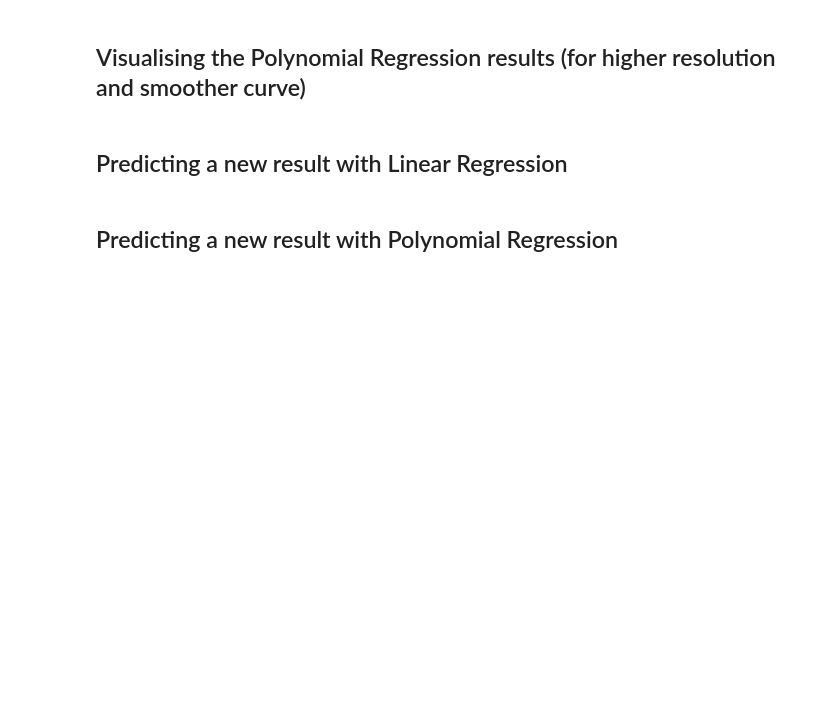
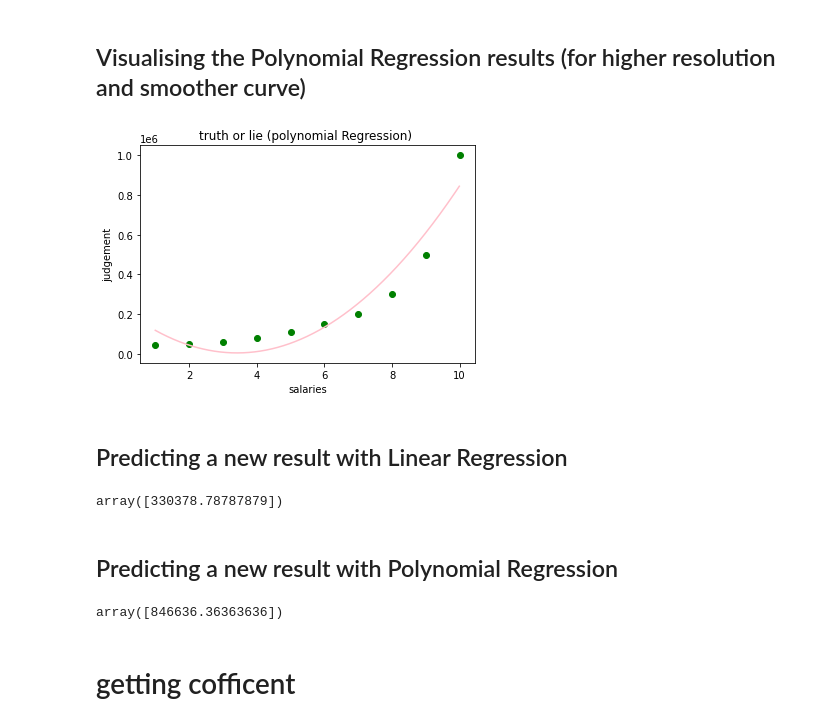
Before and after one commit to ShubhGupta2004/mlLearning, a Jupyter notebook: Copy_of_polynomial_regression.ipynb, the cells around one changed output. Saved outputs shown, nothing was run; the diff lists cells and outputs as text; code cells hidden in the pictures; blank space fills up the shorter version.

```diff
--- a/Copy_of_polynomial_regression.ipynb
+++ b/Copy_of_polynomial_regression.ipynb
@@ -25,6 +58,27 @@ y=dataset.iloc[:,-1].values
 # %% [markdown]
 ## Visualising the Polynomial Regression results (for higher resolution and smoother curve)
+# %%
+xGrid = np.arange(min(x),max(x),0.01)
+xGrid = xGrid.reshape(len(xGrid),1)
+plt.scatter(x,y,color='green')
+plt.plot(xGrid,linReg.predict(polyReg.fit_transform(xGrid)),color='pink')
+plt.title('truth or lie (polynomial Regression) ')
+plt.xlabel('salaries')
+plt.ylabel('judgement')
+plt.show()
+# %% [output]
+[figure, added]
 # %% [markdown]
 ## Predicting a new result with Linear Regression
+# %%
+reg.predict([[6.5]])
+# %% [output]
+array([330378.78787879])
 # %% [markdown]
 ## Predicting a new result with Polynomial Regression
+# %%
+linReg.predict(polyReg.fit_transform([[10]]))
+# %% [output]
+array([846636.36363636])
+# %% [markdown]
+# getting cofficent
```
Also changed, not shown: parts of 7 cells of this notebook.
